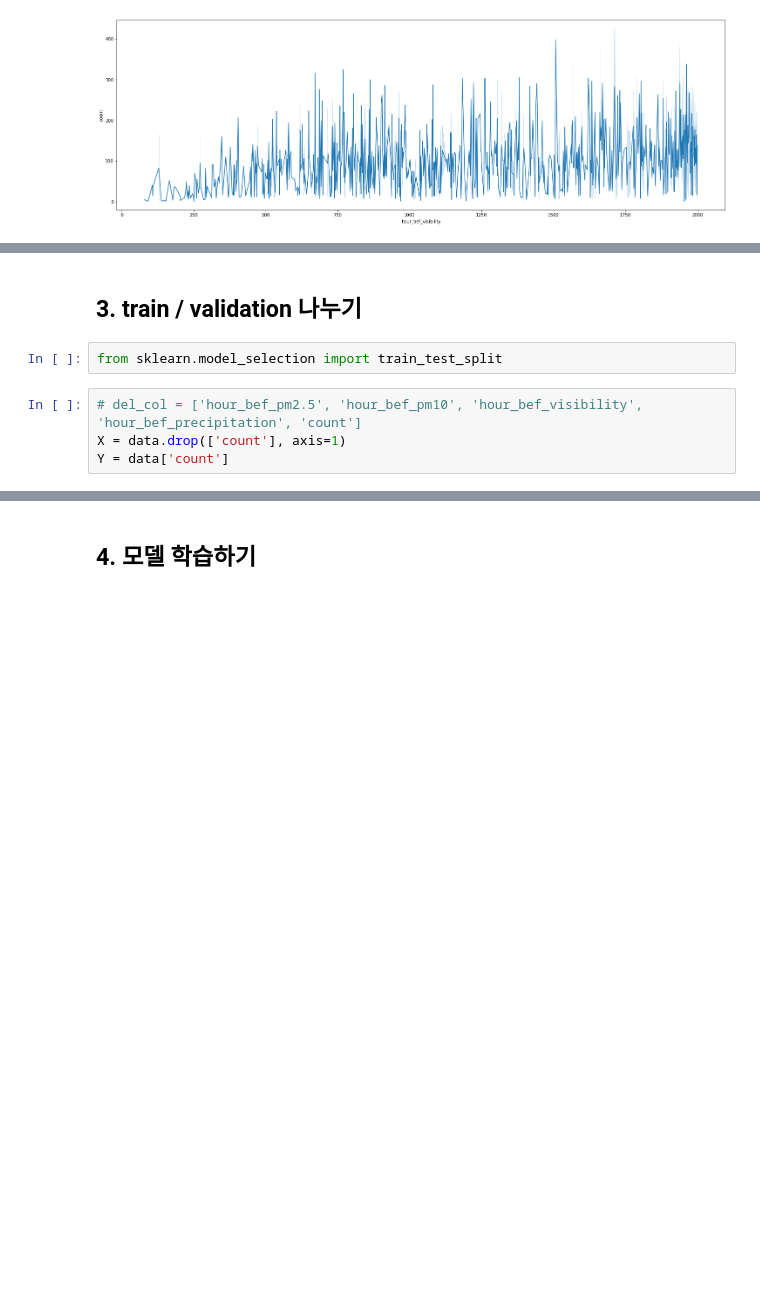
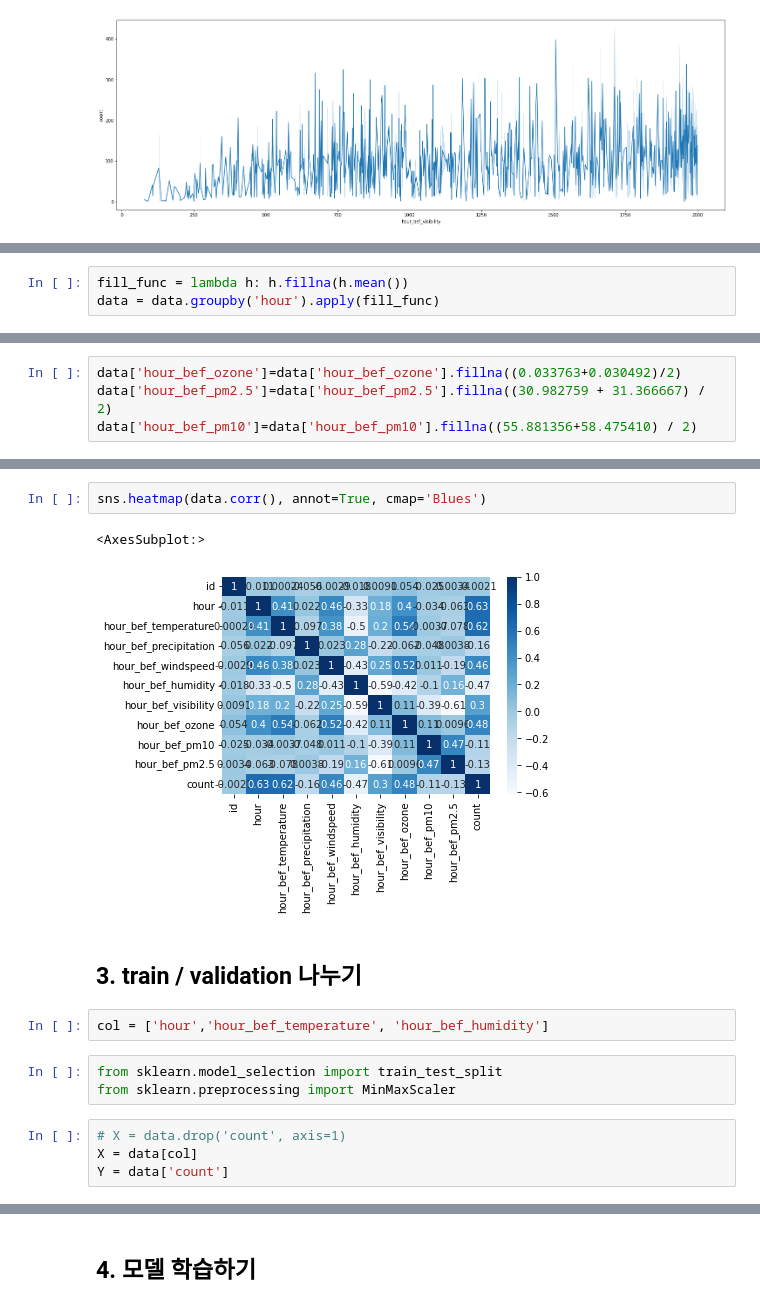
Before and after one commit to swwho96/AI-Competition, a Jupyter notebook: dacon/beginner/따릉이/따릉이.ipynb, the cells around one changed output, grey strips where cells are left out. Saved outputs shown, nothing was run; the diff lists cells and outputs as text; blank space fills up the shorter version.

```diff
--- a/dacon/beginner/따릉이/따릉이.ipynb
+++ b/dacon/beginner/따릉이/따릉이.ipynb
@@ -134,0 +123,3 @@ plt.show()
+# %%
+fill_func = lambda h: h.fillna(h.mean())
+data = data.groupby('hour').apply(fill_func)
@@ -134,0 +130,4 @@ plt.show()
+# %%
+data['hour_bef_ozone']=data['hour_bef_ozone'].fillna((0.033763+0.030492)/2)
+data['hour_bef_pm2.5']=data['hour_bef_pm2.5'].fillna((30.982759 + 31.366667) / 2)
+data['hour_bef_pm10']=data['hour_bef_pm10'].fillna((55.881356+58.475410) / 2)
@@ -135,10 +149,18 @@ plt.show()
+# %%
+sns.heatmap(data.corr(), annot=True, cmap='Blues')
+# %% [output]
+<AxesSubplot:>
+[figure, added]
 # %% [markdown]
 ## 3. train / validation 나누기
+# %%
+col = ['hour','hour_bef_temperature', 'hour_bef_humidity']
 # %%
 from sklearn.model_selection import train_test_split
+from sklearn.preprocessing import MinMaxScaler
 # %%
-# del_col = ['hour_bef_pm2.5', 'hour_bef_pm10', 'hour_bef_visibility', 'hour_bef_precipitation', 'count']
-X = data.drop(['count'], axis=1)
+# X = data.drop('count', axis=1)
+X = data[col]
 Y = data['count']
 # %%
 X.shape, Y.shape
```
Also changed, not shown: parts of 31 cells of this notebook.
